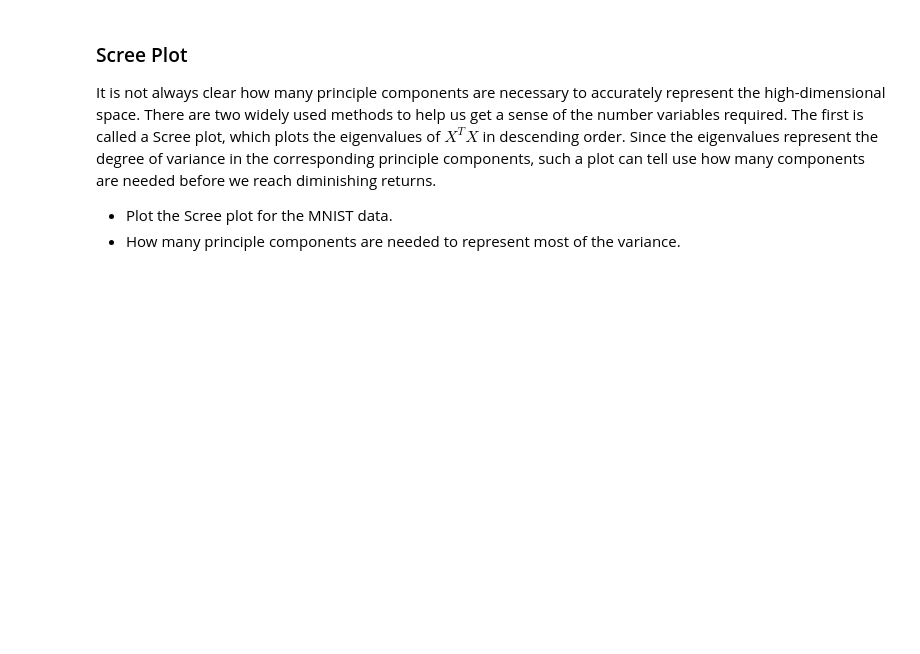
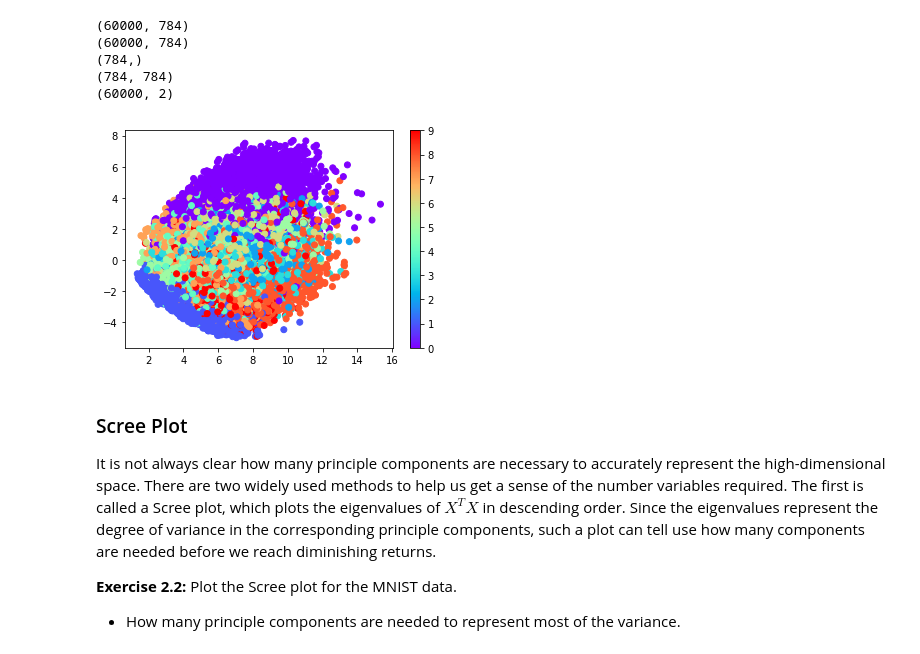
Before and after one commit to jbscoggi/teaching, a Jupyter notebook: Polytechnique/CSE204/Lab10_answers.ipynb, the cells around one changed output. Saved outputs shown, nothing was run; the diff lists cells and outputs as text; code cells hidden in the pictures; blank space fills up the shorter version.

```diff
--- a/Polytechnique/CSE204/Lab10_answers.ipynb
+++ b/Polytechnique/CSE204/Lab10_answers.ipynb
@@ -76,32 +91,37 @@ where $W_L \in R^{n\times L}$ is the eigenvector matrix as before, but taking on
 - What do you notice about the how the data is presented in the plot?
 - Which images form a tight cluster in the reduced space?
 # %%
-import tensorflow as tf
-import numpy as np
-
 # Convert the training data into a M x N array where M is the number of samples and N is the number of parameters
-M = 2000
+M = 60000
 data = x_train.reshape(60000, 784)[:M,:]
 labels = y_train[:M]
 print( data.shape )
 
 # Compute the covariance matrix
 u, s, vh = np.linalg.svd(data, full_matrices=False)
 print( u.shape )
 print( s.shape )
 print( vh.shape )
 
 T2 = np.matmul(data, vh.T[:,:2])
 print( T2.shape )
 
 plt.scatter(T2[:,0], T2[:,1], c=labels, cmap='rainbow')
 plt.colorbar()
 plt.show()
+# %% [output]
+(60000, 784)
+(60000, 784)
+(784,)
+(784, 784)
+(60000, 2)
+[figure, added]
 # %% [markdown]
 ### Scree Plot
 
 It is not always clear how many principle components are necessary to accurately represent the high-dimensional space.  There are two widely used methods to help us get a sense of the number variables required.  The first is called a Scree plot, which plots the eigenvalues of $X^T X$ in descending order.  Since the eigenvalues represent the degree of variance in the corresponding principle components, such a plot can tell use how many components are needed before we reach diminishing returns.
-- Plot the Scree plot for the MNIST data.
+
+**Exercise 2.2:** Plot the Scree plot for the MNIST data.
 - How many principle components are needed to represent most of the variance.
 # %%
 plt.plot(np.square(s[:100]))
```
Also changed, not shown: parts of 26 cells of this notebook.
